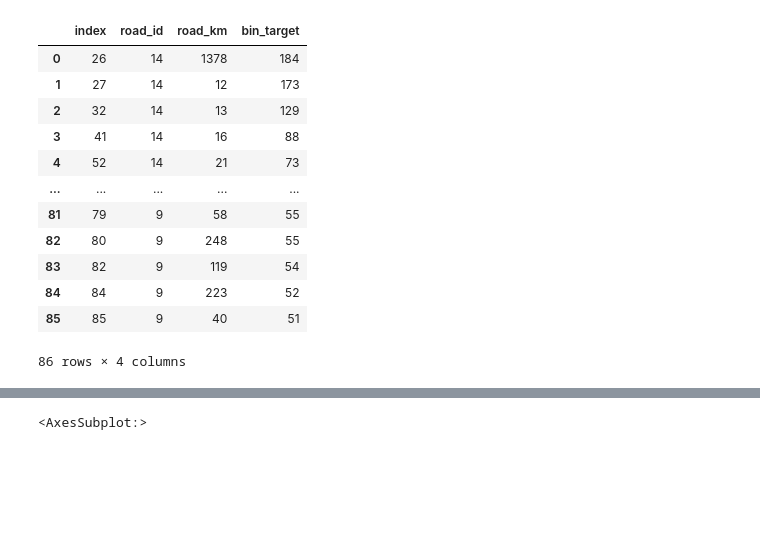
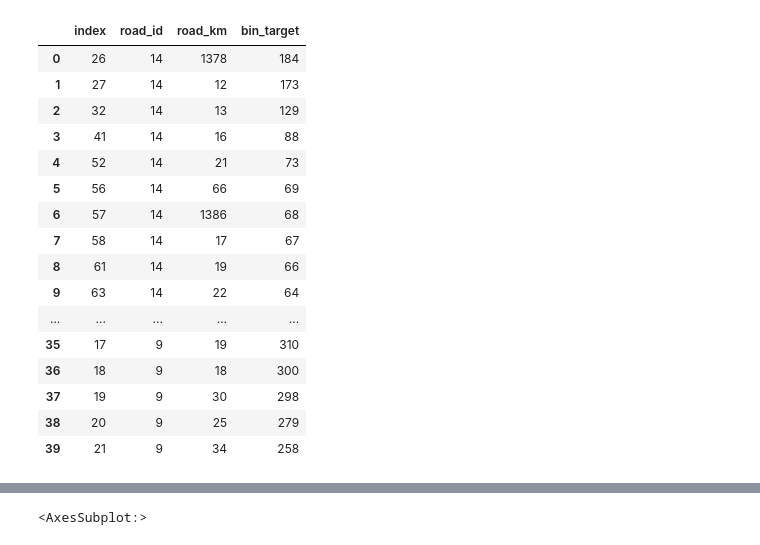
Before and after one commit to Grigory-Kulagin/Emergency-DataHack, a Jupyter notebook: Data_preporation.ipynb, the cells around one changed output, grey strips where cells are left out. Drawn from its saved outputs; the diff is of its cells as text; code cells hidden in the pictures; blank space fills up the shorter version.

```diff
--- a/Data_preporation.ipynb
+++ b/Data_preporation.ipynb
@@ -13,7 +13,7 @@ import numpy as np
 pd.set_option('display.max_colwidth', None)
 pd.set_option('display.max_columns', None)
 # %%
-df = pd.read_csv('train_data_updated_v4.csv', parse_dates=['datetime'])
+df = pd.read_csv('train_data_updated_v6.csv', parse_dates=['datetime'])
 
 #бинарная переменная, которая показывает наличие аварии
 df['bin_target'] = df.target.apply(lambda x: 1 if x != 0 else 0)
@@ -23,18 +23,22 @@ crash_stat = df.groupby(['road_id', 'road_km']).agg({'bin_target': 'sum'})\
   .sort_values(by='bin_target', ascending=False)\
   .reset_index()
 # %%
-crash_stat[crash_stat['bin_target'] > 50].sort_values(by=['road_id', 'bin_target'], ascending=False).reset_index()
+crash_stat[crash_stat['bin_target'] > 50].sort_values(by=['road_id', 'bin_target'], ascending=False).reset_index().head(40)
 # %% [output]
 |  | index | road_id | road_km | bin_target |
 | 0 | 26 | 14 | 1378 | 184 |
 | 1 | 27 | 14 | 12 | 173 |
 | 2 | 32 | 14 | 13 | 129 |
 | 3 | 41 | 14 | 16 | 88 |
 | 4 | 52 | 14 | 21 | 73 |
+| 5 | 56 | 14 | 66 | 69 |
+| 6 | 57 | 14 | 1386 | 68 |
+| 7 | 58 | 14 | 17 | 67 |
+| 8 | 61 | 14 | 19 | 66 |
+| 9 | 63 | 14 | 22 | 64 |
 | ... | ... | ... | ... | ... |
-| 81 | 79 | 9 | 58 | 55 |
-| 82 | 80 | 9 | 248 | 55 |
-| 83 | 82 | 9 | 119 | 54 |
-| 84 | 84 | 9 | 223 | 52 |
-| 85 | 85 | 9 | 40 | 51 |
+| 35 | 17 | 9 | 19 | 310 |
+| 36 | 18 | 9 | 18 | 300 |
+| 37 | 19 | 9 | 30 | 298 |
+| 38 | 20 | 9 | 25 | 279 |
+| 39 | 21 | 9 | 34 | 258 |
-86 rows × 4 columns
```
Also changed, not shown: parts of 32 cells of this notebook.
